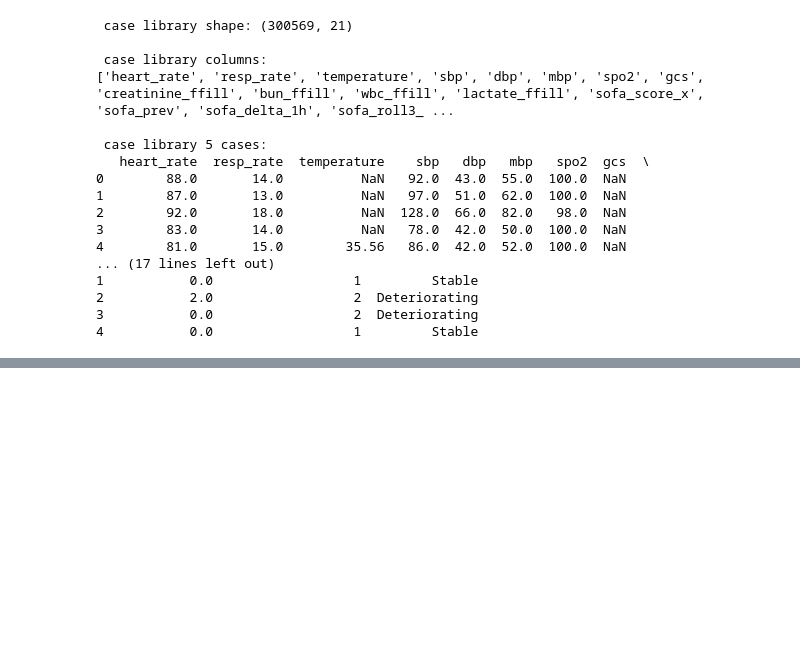
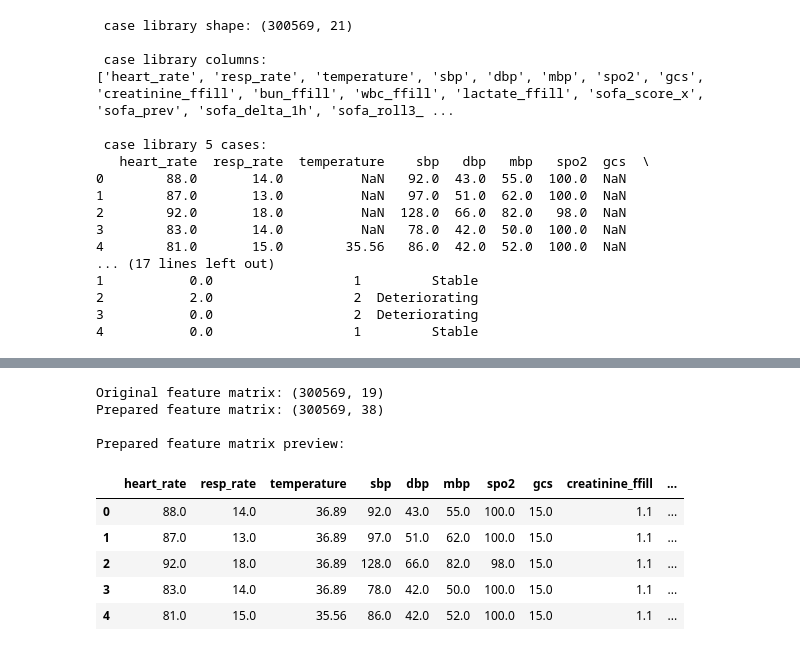
Before and after one commit to Prajin-K/Explainable-Sepsis-AI, a Jupyter notebook: notebooks/21_Case_RAG_Data_Preparation.ipynb, the cells around one changed output, grey strips where cells are left out. Cells and saved outputs as stored; diff of their text form; code cells hidden in the pictures; blank space fills up the shorter version.

Commit message:
Prepare historical case library for Case RAG

```diff
--- a/notebooks/21_Case_RAG_Data_Preparation.ipynb
+++ b/notebooks/21_Case_RAG_Data_Preparation.ipynb
@@ -180,0 +209,61 @@ print(case_library.head(5))
+# %%
+from sklearn.impute import SimpleImputer
+### features used for similarity retrieval
+case_feature = [
+    "heart_rate",
+    "resp_rate",
+    "temperature",
+    "sbp",
+    "dbp",
+    "mbp",
+    "spo2",
+    "gcs",
+    "creatinine_ffill",
+    "bun_ffill",
+    "wbc_ffill",
+    "lactate_ffill",
+    "sofa_score_x",
+    "sofa_prev",
+    "sofa_delta_1h",
+    "sofa_roll3_mean",
+    "sofa_roll6_mean",
+    "shock_index",
+    "spo2_deficit"
+]
+### clinical values
+X_cases =  case_library[case_feature].copy()
+### creating missing
+X_missing = X_cases.isna().astype(int)
+X_missing.columns = [
+    feature + "_missing"
+    for feature in X_missing.columns
+]
+### handling missing data using simple imputer , median imputation
+imputer = SimpleImputer(strategy = "median")
+X_cases_imputed = pd.DataFrame(
+    imputer.fit_transform(X_cases),
+    columns = case_feature,
+    index = X_cases.index
+)
+# Combine clinical values + missingness indicators
+X_cases_prepared = pd.concat(
+    [X_cases_imputed, X_missing],
+    axis=1
+)
+
+print("Original feature matrix:", X_cases.shape)
+print("Prepared feature matrix:", X_cases_prepared.shape)
+
+print("\nPrepared feature matrix preview:")
+display(X_cases_prepared.head())
+# %% [output]
+Original feature matrix: (300569, 19)
+Prepared feature matrix: (300569, 38)
+
+Prepared feature matrix preview:
+|  | heart_rate | resp_rate | temperature | sbp | dbp | mbp | spo2 | gcs | creatinine_ffill | ... |
+| 0 | 88.0 | 14.0 | 36.89 | 92.0 | 43.0 | 55.0 | 100.0 | 15.0 | 1.1 | ... |
+| 1 | 87.0 | 13.0 | 36.89 | 97.0 | 51.0 | 62.0 | 100.0 | 15.0 | 1.1 | ... |
+| 2 | 92.0 | 18.0 | 36.89 | 128.0 | 66.0 | 82.0 | 98.0 | 15.0 | 1.1 | ... |
+| 3 | 83.0 | 14.0 | 36.89 | 78.0 | 42.0 | 50.0 | 100.0 | 15.0 | 1.1 | ... |
+| 4 | 81.0 | 15.0 | 35.56 | 86.0 | 42.0 | 52.0 | 100.0 | 15.0 | 1.1 | ... |
```
Also changed, not shown: parts of 5 cells of this notebook.
